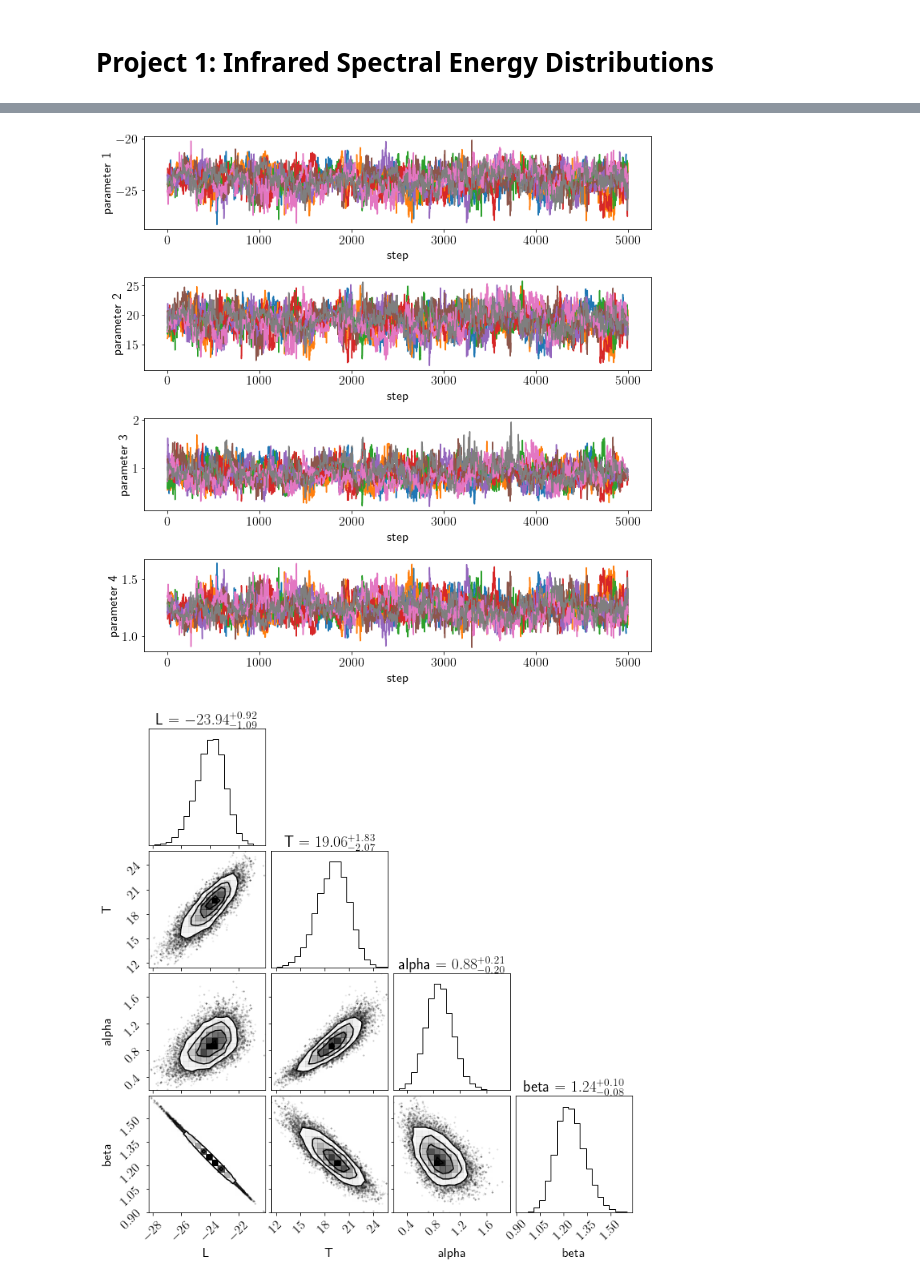
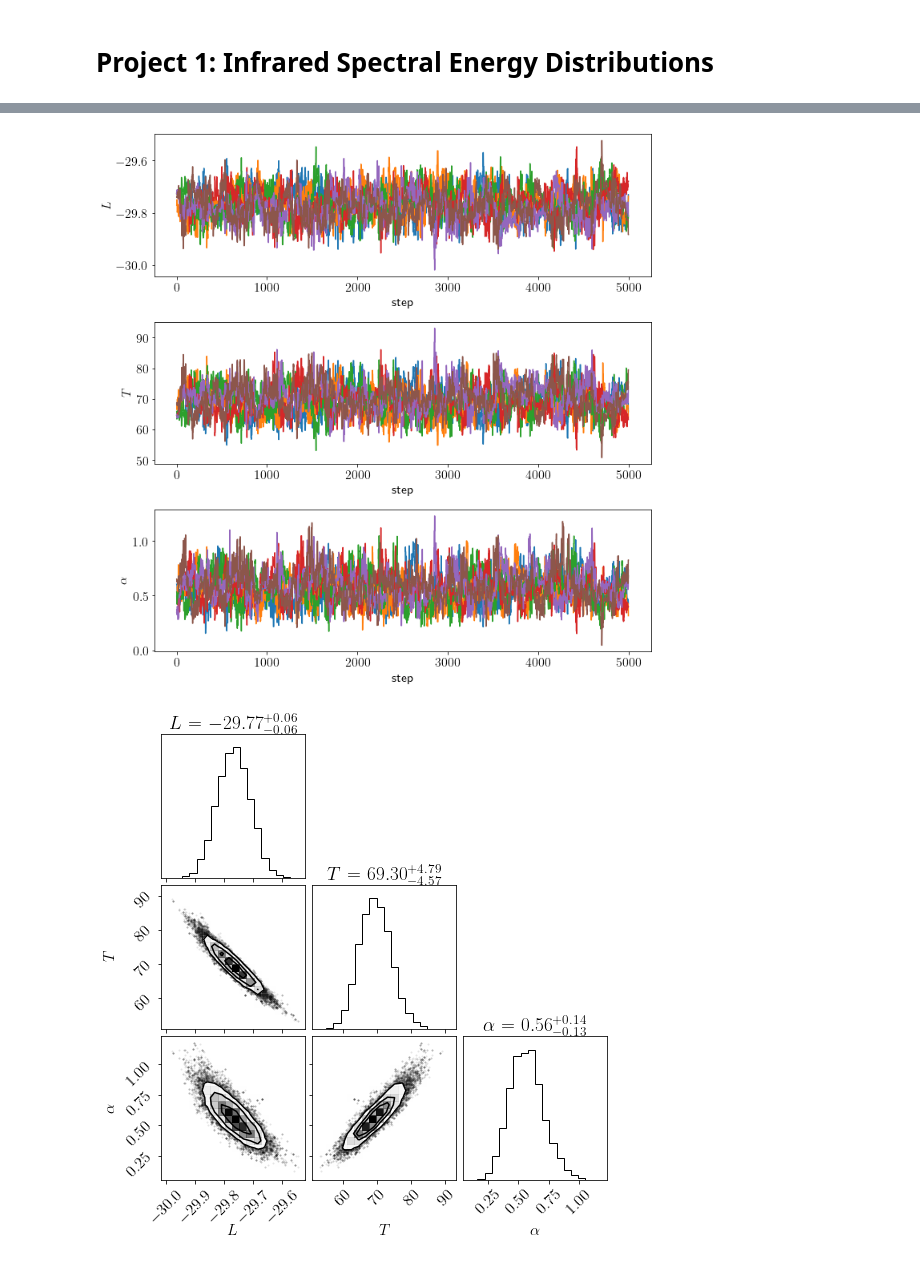
Before and after one commit to Anthony-J-G/spectral-energy-distribution, a Jupyter notebook: Infrared Spectral Energy Distributions.ipynb, the cells around one changed output, grey strips where cells are left out. Drawn from its saved outputs; the diff is of its cells as text; code cells hidden in the pictures.

```diff
--- a/Infrared Spectral Energy Distributions.ipynb
+++ b/Infrared Spectral Energy Distributions.ipynb
@@ -45,14 +140,14 @@ f.show()
 # %%
 # Arp 220
 
-frequencies_Arp = np.array( [2.17e+11, 3.53e+11, 8.57e+11, 3e+12, 5e+12, 1.2e+13, 2.5e+13] )
+frequencies_Arp = (1 + 0.018)*np.array( [2.17e+11, 3.53e+11, 8.57e+11, 3e+12, 5e+12, 1.2e+13, 2.5e+13] )
 flux_densities_Arp = np.array( [0.178, 0.832, 10.5, 112, 103, 7.92, 0.64] )
 errors_Arp = np.array( [0.032, 0.086, 3.3, 0.336, 0.144, 0.038, 0.029] )
 
 f, ax = plt.subplots(1, figsize=(8,8))
 ax.plot(frequencies_Arp, flux_densities_Arp, 'o')
 ax.set_xscale('log')
-ax.set_xticks([1e+10, 1e+11, 1e+12, 1e+13])
+ax.set_xticks([1e+11, 1e+12, 1e+13])
 ax.set_yscale('log')
 ax.set_yticks([0.01, 0.1, 1, 10, 100])
 ax.tick_params(axis="y",direction="in")
@@ -60,5 +155,5 @@ ax.tick_params(axis="x",direction="in")
 ax.set_title('Arp 220')
 ax.set_ylabel('Flux Density /Jy')
 ax.set_xlabel('Frequency /Hz')
-f.show(
+f.show()
 # %% [output]
@@ -66,7 +236,7 @@ f.show(
 # %%
 # APM 08279+5255
 
-frequencies_APM = np.array( [9.08e+10, 2.37e+11, 3.02e+11, 6.66e+11, 3e+12, 5e+12, 1.2e+13] )
+frequencies_APM = (1 + 3.8)*np.array( [9.08e+10, 2.37e+11, 3.02e+11, 6.66e+11, 3e+12, 5e+12, 1.2e+13] )
 flux_densities_APM = np.array( [0.0012, 0.0266, 0.06, 0.342, 0.951, 0.511, 0.226] )
 errors_APM = np.array( [0.00013, 0.0013, 0.012, 0.026, 0.22824, 0.0511, 0.03616] )
 
@@ -248,24 +504,25 @@ f.show()
 # %%
-#fit for APM 08279+5255
-fit3 = optimize.fmin(penalty, [-31, 37.4, 2.9, 1.5], args=(frequencies_APM, flux_densities_APM, errors_APM))
-APM_fit = model1(frequencies_APM, fit3)
-print (fit3)
+fit_sub3 = optimize.fmin(penalty2, [-32, 28.8, 2.02], args=(frequencies_APM, flux_densities_APM, errors_APM))
+apm_fit_sub = model2(frequencies_APM, fit_sub3)
+print(fit_sub3)
 
 #plot fit for APM 08279+5255
-x = np.logspace(10.7,13.41000)
+x = np.logspace(11,14)
 
 f, ax = plt.subplots(1, figsize=(8,8))
 ax.plot(frequencies_APM, flux_densities_APM, 'o')
-ax.plot(x, model1(x,fit3))
+ax.plot(x, model1(x,fit3), label=r'variable $\beta$')
+ax.plot(x, model2(x,fit_sub3), label=r'fixed $\beta$')
 ax.set_xscale('log')
-ax.set_xticks([1e+10, 1e+11, 1e+12, 1e+13])
+ax.set_xticks([1e+11, 1e+12, 1e+13])
 ax.set_yscale('log')
-ax.set_yticks([0.001, 0.01, 0.1, 1, 10])
+ax.set_yticks([0.0001, 0.001, 0.01, 0.1, 1, 10])
 ax.tick_params(axis="y",direction="in")
 ax.tick_params(axis="x",direction="in")
-ax.set_title('Arp 220')
+ax.set_title('APM 08279+5255')
 ax.set_ylabel('Flux Density /Jy')
 ax.set_xlabel('Frequency /Hz')
+ax.legend()
 f.show()
 # %% [output]
 Optimization terminated successfully.
@@ -277,41 +534,43 @@ Optimization terminated successfully.
 # %%
-# Emcee run for APM 08279+5255 model
+# Emcee run for Arp 220 model
 
-ndim = 4
+ndim = 3
 nwalk = ndim*2
-nburn = 1000
+nburn = 2000
 nmain = 5000
 
 # Random starting points
 p0 = np.zeros((nwalk, ndim))
 for i in range(nwalk):
-    p0[i] = fit3 + np.random.uniform(low=-0.05, high=0.05, size=4)
+    p0[i] = fit_sub3 + np.random.uniform(low=-0.05, high=0.05, size=3)
 
 
-sampler = emcee.EnsembleSampler(nwalk, ndim, lnprob, args=(frequencies_APM, flux_densities_APM, errors_APM))
+sampler = emcee.EnsembleSampler(nwalk, ndim, lnprob2, args=(frequencies_APM, flux_densities_APM, errors_APM))
 
 # Burn-in run
 pos,prob,state = sampler.run_mcmc(p0, nburn)
 
 sampler.reset()
 
 # Main run
 res = sampler.run_mcmc(pos, nmain)
 samples = sampler.chain.reshape((-1,ndim))
 
 # plot the individual parameters for model
 f, ax = plt.subplots(ndim, 1, figsize=(10, 10))
 for idim in range(ndim):
     for iwalk in range(nwalk):
         ax[idim].plot(sampler.chain[iwalk,:,idim])
     ax[idim].set_xlabel('step')
-    ax[idim].set_ylabel('parameter {}'.format(idim+1))
+ax[0].set_ylabel(r'$L$')
+ax[1].set_ylabel(r'$T$')
+ax[2].set_ylabel(r'$\alpha$')
 f.tight_layout()
 f.show()
 
 # Plot corner plot
-f = corner.corner(samples, show_titles=True, labels=('L', 'T', 'alpha', 'beta'))
+f = corner.corner(samples, show_titles=True, labels=(r'$L$', r'$T$', r'$\alpha$'))
 f.show()
 # %% [output]
-[figure, old version]
+[figure, new version]
-[figure, old version]
+[figure, new version]
```
Also changed, not shown: parts of 24 cells of this notebook.
